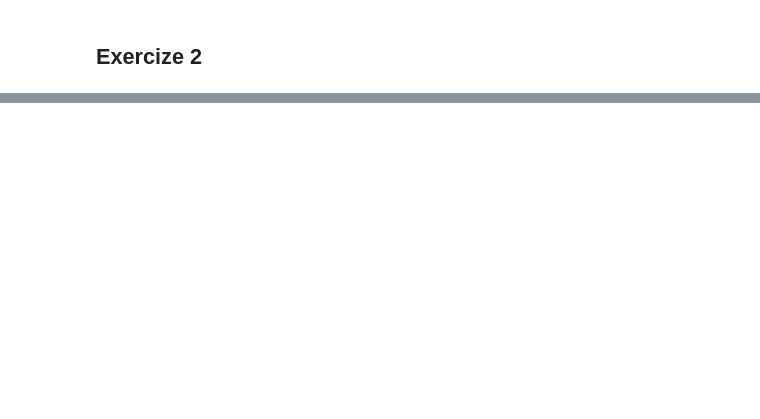
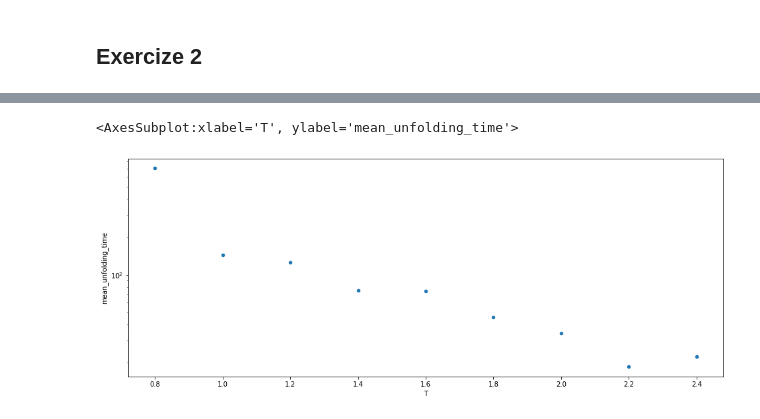
Before and after one commit to lorenzo-w/tmb, a Jupyter notebook: sheet3/TMB_UE3_Lorenzo_Wormer_1923031_Exercize2to4.ipynb, the cells around one changed output, grey strips where cells are left out. Drawn from its saved outputs; the diff is of its cells as text; code cells hidden in the pictures; blank space fills up the shorter version.

```diff
--- a/sheet3/TMB_UE3_Lorenzo_Wormer_1923031_Exercize2to4.ipynb
+++ b/sheet3/TMB_UE3_Lorenzo_Wormer_1923031_Exercize2to4.ipynb
@@ -234,0 +530,6 @@ plt.plot(trace)
+# %%
+# Plot additionally with logarithmic y axis:
+T_dependence.plot(figsize=(16, 6), kind="scatter", x="T", y="mean_unfolding_time", logy=True)
+# %% [output]
+<AxesSubplot:xlabel='T', ylabel='mean_unfolding_time'>
+[figure, added]
```
Also changed, not shown: parts of 40 cells of this notebook.
